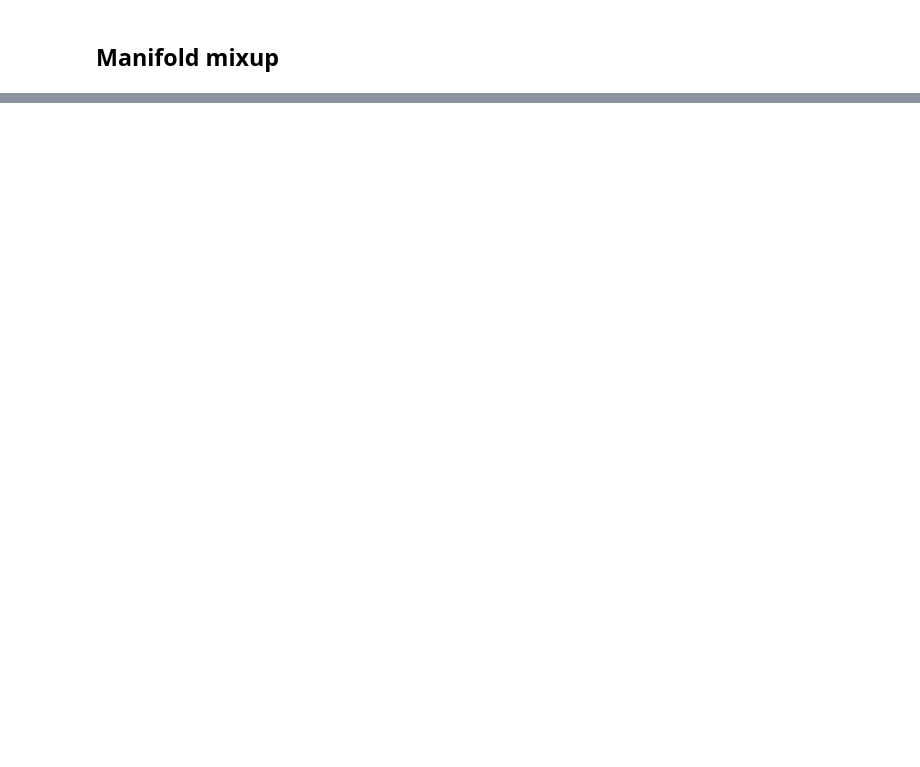
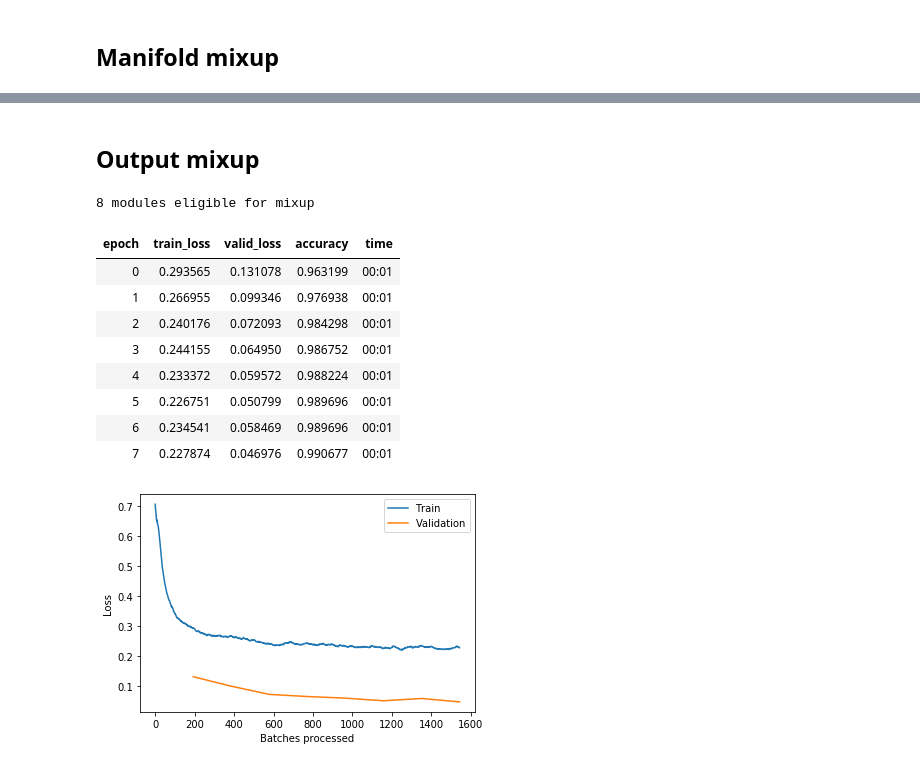
Before and after one commit to nestordemeure/ManifoldMixupV2, a Jupyter notebook: Demo.ipynb, the cells around one changed output, grey strips where cells are left out. Cells and saved outputs as stored; diff of their text form; code cells hidden in the pictures; blank space fills up the shorter version.

```diff
--- a/Demo.ipynb
+++ b/Demo.ipynb
@@ -66,0 +68,19 @@ learn.recorder.plot_losses()
+# %% [markdown]
+## Output mixup
+# %%
+model = simple_cnn((3,16,16,2))
+learn = Learner(data, model, metrics=[accuracy]).output_mixup()
+learn.fit(8)
+learn.recorder.plot_losses()
+# %% [output]
+8 modules eligible for mixup
+| epoch | train_loss | valid_loss | accuracy | time |
+| 0 | 0.293565 | 0.131078 | 0.963199 | 00:01 |
+| 1 | 0.266955 | 0.099346 | 0.976938 | 00:01 |
+| 2 | 0.240176 | 0.072093 | 0.984298 | 00:01 |
+| 3 | 0.244155 | 0.064950 | 0.986752 | 00:01 |
+| 4 | 0.233372 | 0.059572 | 0.988224 | 00:01 |
+| 5 | 0.226751 | 0.050799 | 0.989696 | 00:01 |
+| 6 | 0.234541 | 0.058469 | 0.989696 | 00:01 |
+| 7 | 0.227874 | 0.046976 | 0.990677 | 00:01 |
+[figure, added]
```
Also changed, not shown: parts of 3 cells of this notebook.
